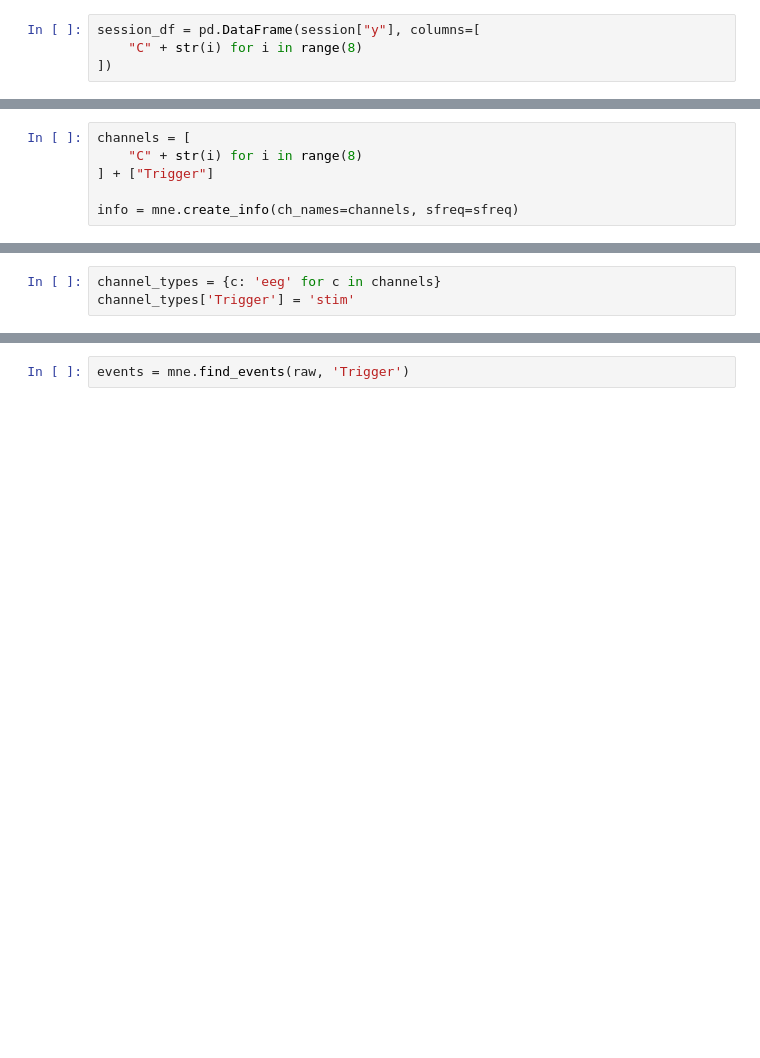
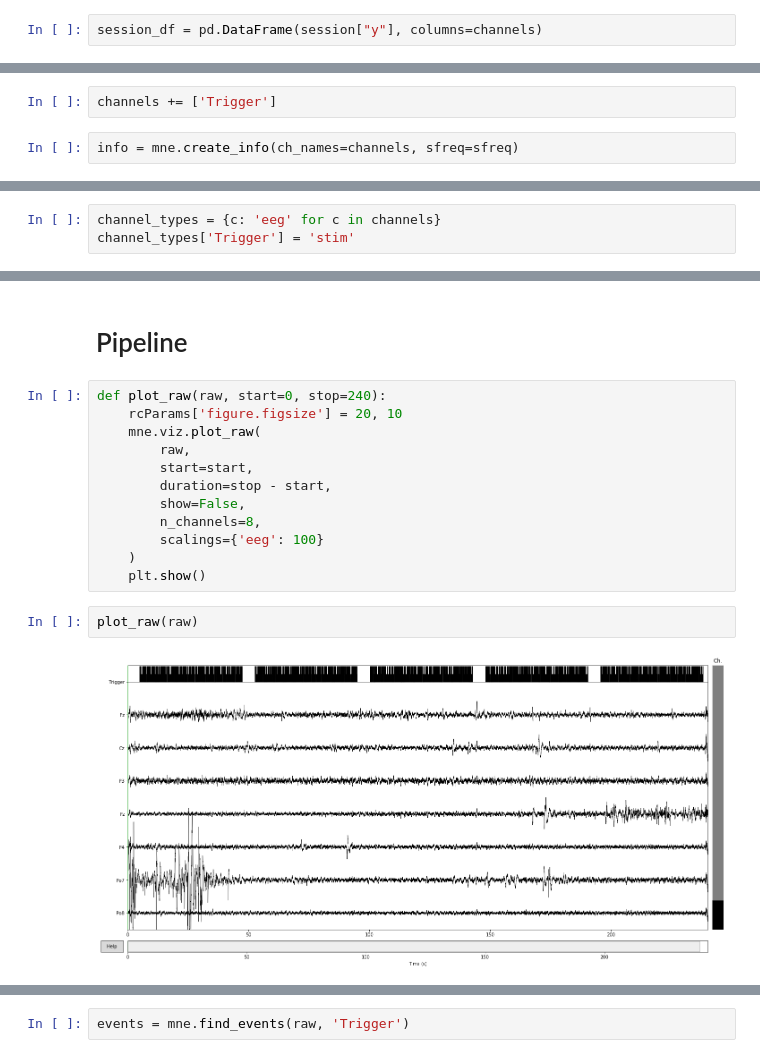
Before and after one commit to belya/p300-speller, a Jupyter notebook: p300-speller.ipynb, the cells around one changed output, grey strips where cells are left out. Saved outputs shown, nothing was run; the diff lists cells and outputs as text; blank space fills up the shorter version.

Commit message:
Added pipeline

```diff
--- a/p300-speller.ipynb
+++ b/p300-speller.ipynb
@@ -29,7 +42,5 @@ session = loadmat('data/{}.mat'.format(subject))
 # %%
-session_df = pd.DataFrame(session["y"], columns=[
-    "C" + str(i) for i in range(8)
-])
+session_df = pd.DataFrame(session["y"], columns=channels)
 # %%
 sfreq = session["fs"][0][0]
 # %%
@@ -51,8 +64,6 @@ Name: Trigger, dtype: int64
+# %%
+channels += ['Trigger']
 # %%
-channels = [
-    "C" + str(i) for i in range(8)
-] + ["Trigger"]
-
 info = mne.create_info(ch_names=channels, sfreq=sfreq)
 # %%
 raw = mne.io.RawArray(session_df[channels].values.T, info)
@@ -69,0 +81,18 @@ The unit for channel(s) C0, C1, C2, C3, C4, C5, C6, C7 has changed from NA to V.
+# %% [markdown]
+# Pipeline
+# %%
+def plot_raw(raw, start=0, stop=240):
+    rcParams['figure.figsize'] = 20, 10
+    mne.viz.plot_raw(
+        raw,
+        start=start,
+        duration=stop - start,
+        show=False,
+        n_channels=8,
+        scalings={'eeg': 100}
+    )
+    plt.show()
+# %%
+plot_raw(raw)
+# %% [output]
+[figure, added]
```
Also changed, not shown: parts of 47 cells of this notebook.
